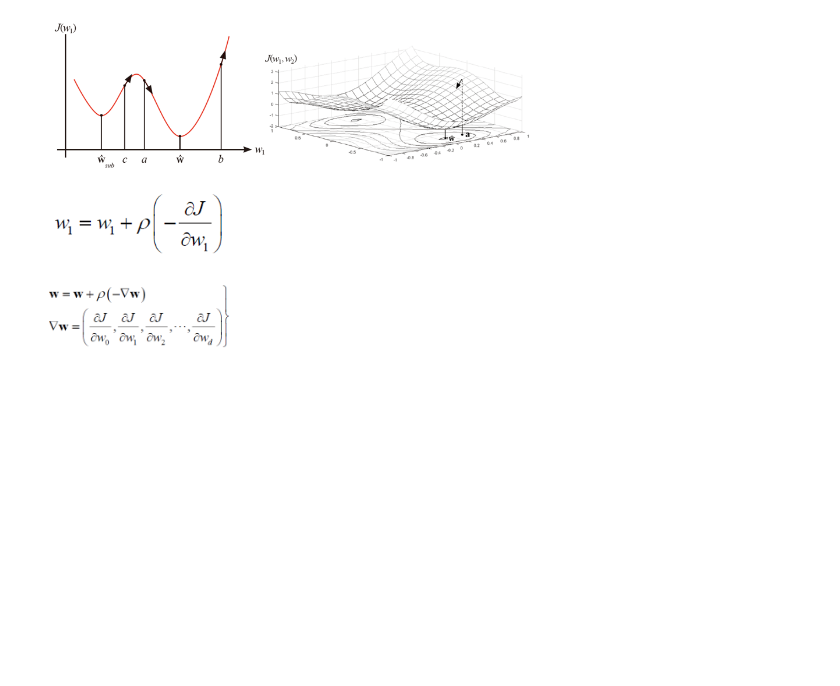
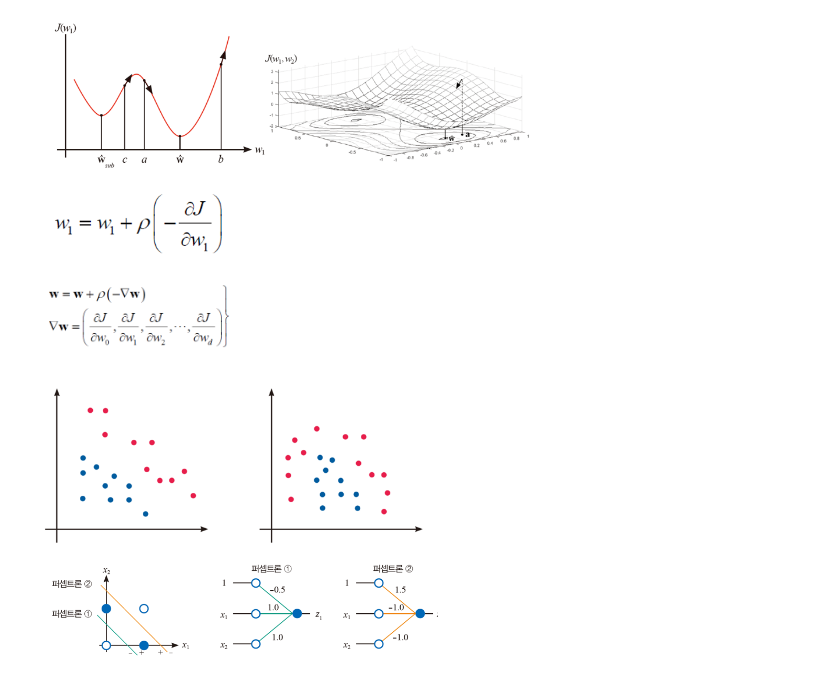
Before and after one commit to bigdataleeky/python, a Jupyter notebook: 20220414/20220414.ipynb, the cells around one changed output. Drawn from its saved outputs; the diff is of its cells as text; code cells hidden in the pictures; blank space fills up the shorter version.

```diff
--- a/20220414/20220414.ipynb
+++ b/20220414/20220414.ipynb
@@ -88,0 +92,11 @@ Image("https://raw.githubusercontent.com/bigdataleeky/python/main/image/08.PNG",
+# %%
+# 퍼셉트론(신경망) 한계--- 선형분리 불가능 데이터는 높은 오류율
+Image("https://raw.githubusercontent.com/bigdataleeky/python/main/image/09.PNG", width=400)
+# %% [output]
+[figure, added]
+# %%
+# 은닉층을 추가한 다층 퍼셉트론을 이용해서 비선형으로 확장
+# 퍼셉트론은 두개의 특징 공간을 세 개의 부분 공간으로 나눌수 있음
+Image("https://raw.githubusercontent.com/bigdataleeky/python/main/image/10.PNG", width=400)
+# %% [output]
+[figure, added]
```
Also changed, not shown: parts of 23 cells of this notebook.
